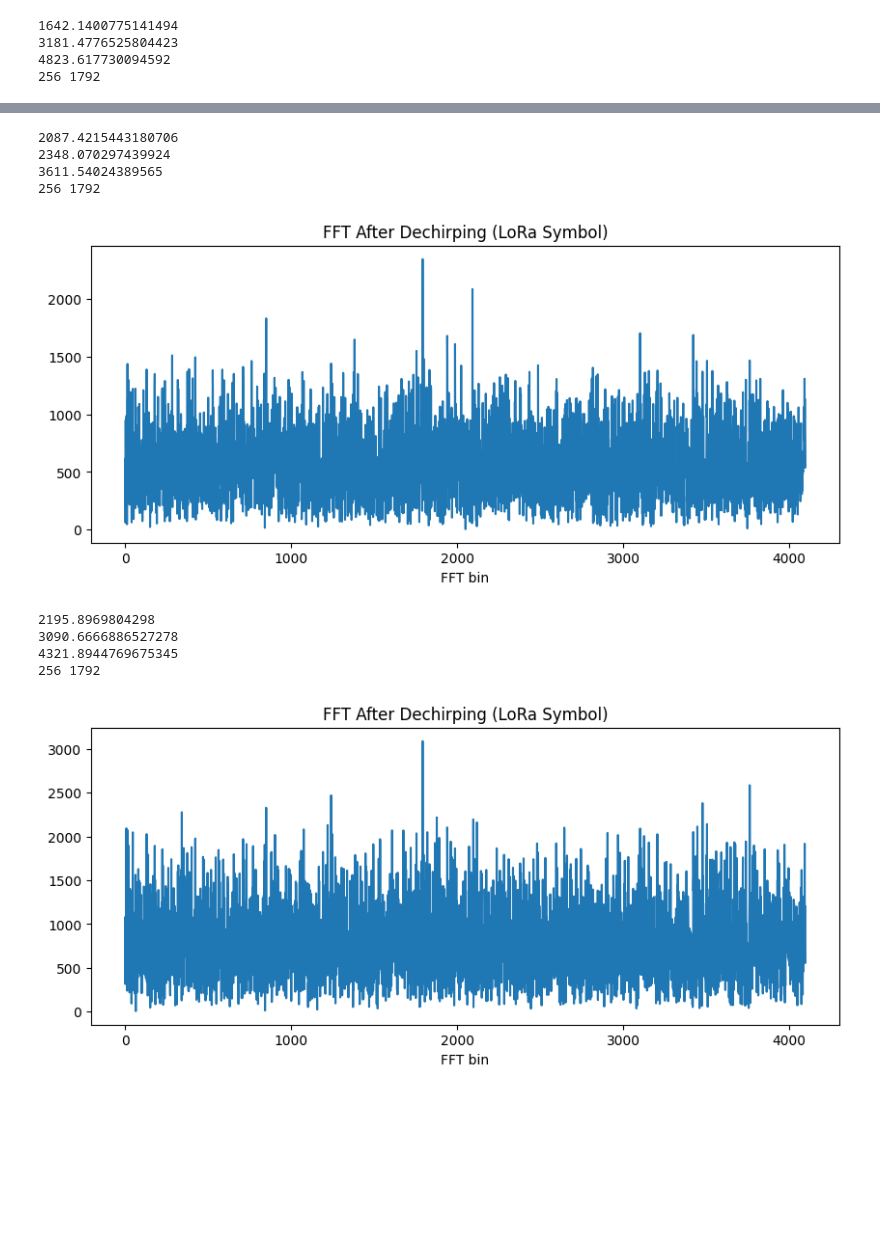
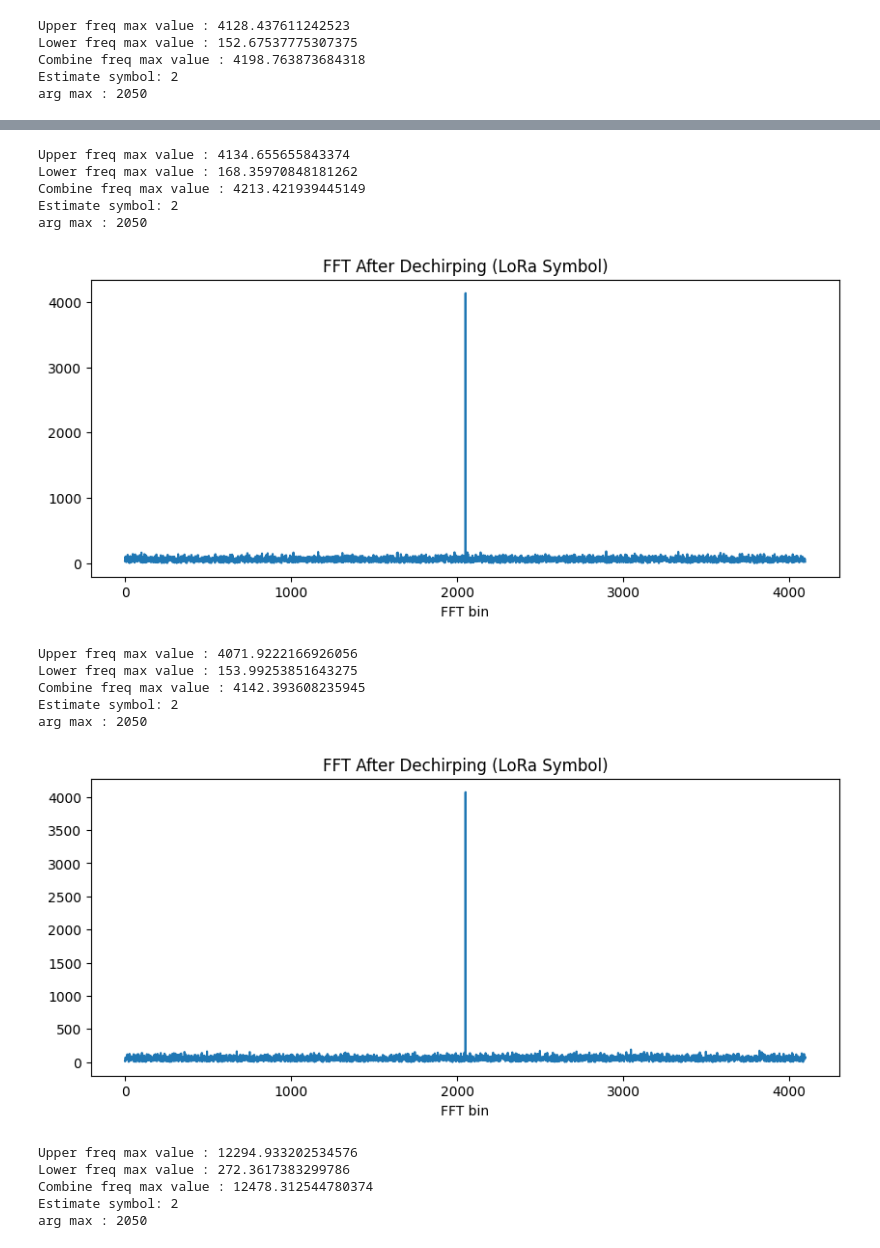
Before and after one commit to INC-PNU/CRAN-implementation, a Jupyter notebook: Server/testing.ipynb, the cells around one changed output, grey strips where cells are left out. Drawn from its saved outputs; the diff is of its cells as text; code cells hidden in the pictures; blank space fills up the shorter version.

```diff
--- a/Server/testing.ipynb
+++ b/Server/testing.ipynb
@@ -54,24 +56,27 @@ fs = 1000000
 symbol_ = 0
 lora_init = LoRa(sf, bw)
 down_chirp = lora_init.gen_symbol_fs( 0, down=True, Fs=fs)
-shift = 4096 * 3
+shift = 4096 * 5
 for sig in signals:
     signal_a = sig[0+shift:4096+shift]
     dechirped_a = signal_a * down_chirp
     sym,max=estimate_symbol_custom(signal_a,"abc",sf,fs,bw)
-    print(sym,max)
+    print("Estimate symbol:",sym)
+    print("arg max :", max)
     fft_plot(dechirped_a)
 
-# combined = signals[0]+ signals[1] +signals[2]## DELETE ABLE
+# combined = signals[0] + signals[1]
 
 signal_com = combined[0+shift:4096+shift]
 sym,max=estimate_symbol_custom(signal_com,"com",sf,fs,bw)
-print(sym,max)
+print("Estimate symbol:",sym)
+print("arg max :", max)
 signal_com = signal_com * down_chirp
 fft_plot(signal_com)
 ## sequence = [0,256,0,256,100,100,1,2,3,256]
 # %% [output]
-1642.1400775141494
-3181.4776525804423
-4823.617730094592
-256 1792
+Upper freq max value : 4128.437611242523
+Lower freq max value : 152.67537775307375
+Combine freq max value : 4198.763873684318
+Estimate symbol: 2
+arg max : 2050
@@ -79,10 +84,17 @@ fft_plot(signal_com)
-2087.4215443180706
-2348.070297439924
-3611.54024389565
-256 1792
+Upper freq max value : 4134.655655843374
+Lower freq max value : 168.35970848181262
+Combine freq max value : 4213.421939445149
+Estimate symbol: 2
+arg max : 2050
-[figure, old version]
+[figure, new version]
-2195.8969804298
-3090.6666886527278
-4321.8944769675345
-256 1792
+Upper freq max value : 4071.9222166926056
+Lower freq max value : 153.99253851643275
+Combine freq max value : 4142.393608235945
+Estimate symbol: 2
+arg max : 2050
-[figure, old version]
+[figure, new version]
+Upper freq max value : 12294.933202534576
+Lower freq max value : 272.3617383299786
+Combine freq max value : 12478.312544780374
+Estimate symbol: 2
+arg max : 2050
```
Also changed, not shown: parts of 2 cells of this notebook, 2 other files.
